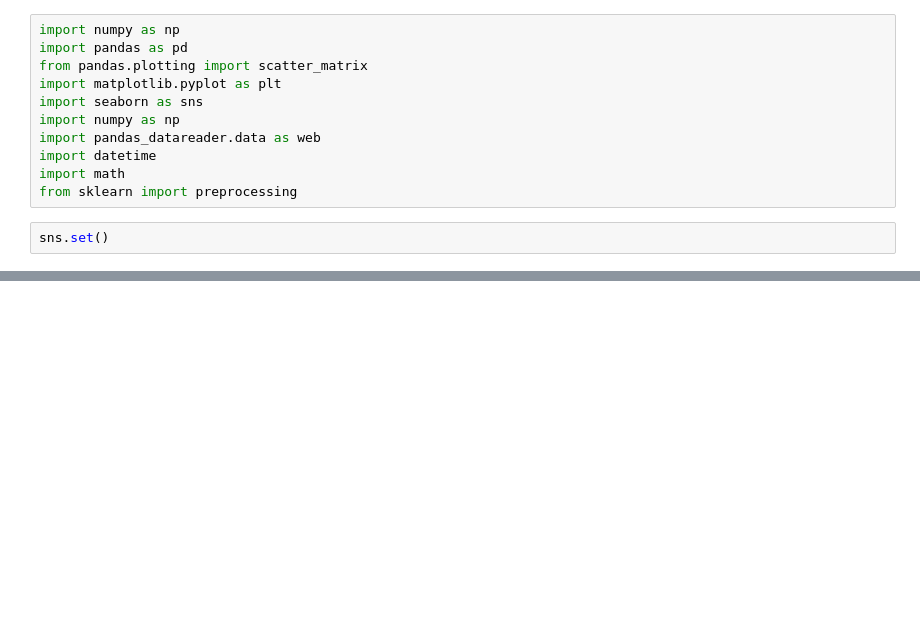
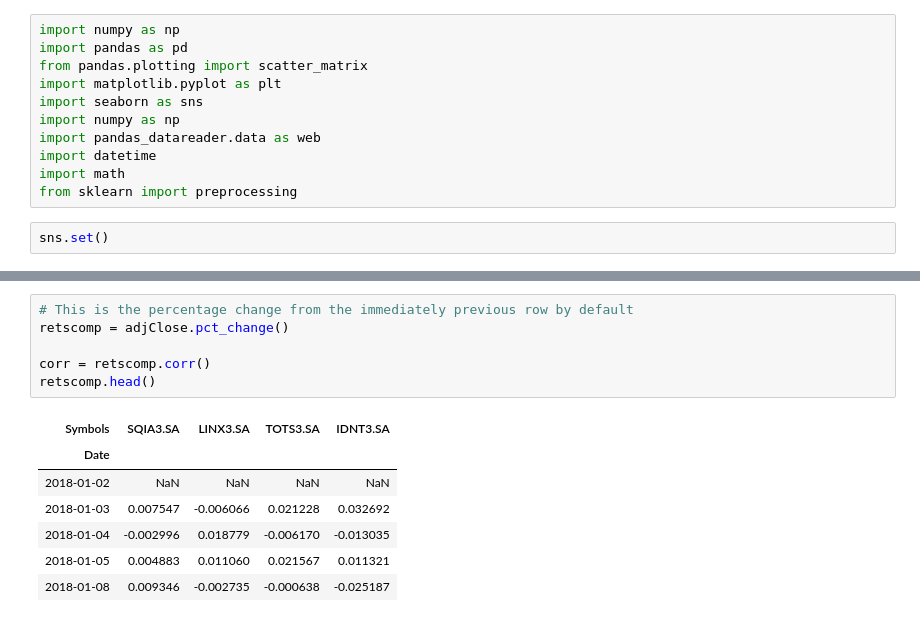
Before and after one commit to ThiagoBfim/price-predict, a Jupyter notebook: Comparing Best Stocks Prediction.ipynb, the cells around one changed output, grey strips where cells are left out. Drawn from its saved outputs; the diff is of its cells as text; blank space fills up the shorter version.

```diff
--- a/Comparing Best Stocks Prediction.ipynb
+++ b/Comparing Best Stocks Prediction.ipynb
@@ -106,0 +57,14 @@ models.sort_values(by='Score', ascending=False)
+# %%
+# This is the percentage change from the immediately previous row by default
+retscomp = adjClose.pct_change()
+
+corr = retscomp.corr()
+retscomp.head()
+# %% [output]
+| Symbols | SQIA3.SA | LINX3.SA | TOTS3.SA | IDNT3.SA |
+| Date |  |  |  |  |
+| 2018-01-02 | NaN | NaN | NaN | NaN |
+| 2018-01-03 | 0.007547 | -0.006066 | 0.021228 | 0.032692 |
+| 2018-01-04 | -0.002996 | 0.018779 | -0.006170 | -0.013035 |
+| 2018-01-05 | 0.004883 | 0.011060 | 0.021567 | 0.011321 |
+| 2018-01-08 | 0.009346 | -0.002735 | -0.000638 | -0.025187 |
```
Also changed, not shown: parts of 17 cells of this notebook, 2 other files.
